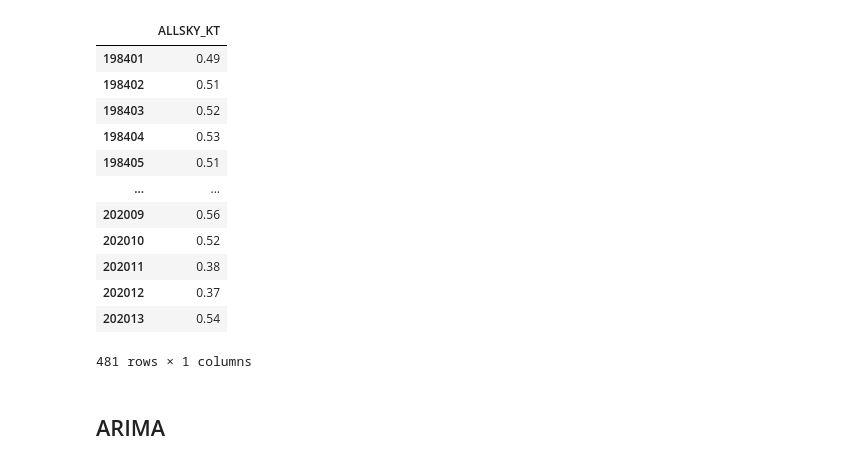
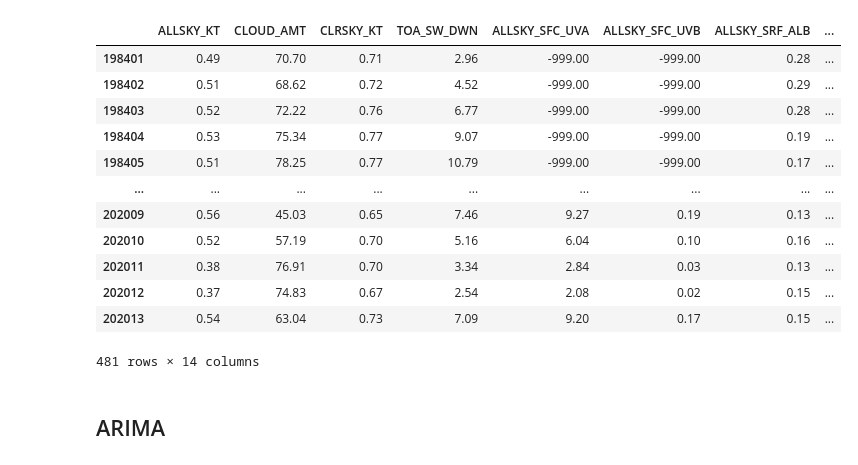
Before and after one commit to Solar-Wind-ML-DIRECT-2022-Project/2022-Project-Repo, a Jupyter notebook: SERF/Plotly.ipynb, the cells around one changed output. Cells and saved outputs as stored; diff of their text form; code cells hidden in the pictures.

```diff
--- a/SERF/Plotly.ipynb
+++ b/SERF/Plotly.ipynb
@@ -13,26 +13,27 @@ from statsmodels.tsa.holtwinters import ExponentialSmoothing
 from statsmodels.tsa.stattools import adfuller
 # %%
 # Spokane coordinates: 47.6748 N, 117.3698 W
-spokane = '2022-Project-Repo/SERF/NASA/POWER_Point_Monthly_Timeseries_1981_2020_047d6748N_117d3698W_LST.json'
+spokane = 'NASA/POWER_Point_Monthly_Timeseries_1981_2020_047d6748N_117d3698W_LST.json'
 df1 = gpd.read_file(spokane)
 dict1 = df1['parameter'][0]
 Idf1 =  pd.DataFrame.from_dict(dict1)
 allsky = pd.DataFrame(Idf1['ALLSKY_KT'])
-allsky
+#allsky
+Idf1
 # %% [output]
-|  | ALLSKY_KT |
-| 198401 | 0.49 |
-| 198402 | 0.51 |
-| 198403 | 0.52 |
-| 198404 | 0.53 |
-| 198405 | 0.51 |
-| ... | ... |
-| 202009 | 0.56 |
-| 202010 | 0.52 |
-| 202011 | 0.38 |
-| 202012 | 0.37 |
-| 202013 | 0.54 |
+|  | ALLSKY_KT | CLOUD_AMT | CLRSKY_KT | TOA_SW_DWN | ALLSKY_SFC_UVA | ALLSKY_SFC_UVB | ALLSKY_SRF_ALB | ... |
+| 198401 | 0.49 | 70.70 | 0.71 | 2.96 | -999.00 | -999.00 | 0.28 | ... |
+| 198402 | 0.51 | 68.62 | 0.72 | 4.52 | -999.00 | -999.00 | 0.29 | ... |
+| 198403 | 0.52 | 72.22 | 0.76 | 6.77 | -999.00 | -999.00 | 0.28 | ... |
+| 198404 | 0.53 | 75.34 | 0.77 | 9.07 | -999.00 | -999.00 | 0.19 | ... |
+| 198405 | 0.51 | 78.25 | 0.77 | 10.79 | -999.00 | -999.00 | 0.17 | ... |
+| ... | ... | ... | ... | ... | ... | ... | ... | ... |
+| 202009 | 0.56 | 45.03 | 0.65 | 7.46 | 9.27 | 0.19 | 0.13 | ... |
+| 202010 | 0.52 | 57.19 | 0.70 | 5.16 | 6.04 | 0.10 | 0.16 | ... |
+| 202011 | 0.38 | 76.91 | 0.70 | 3.34 | 2.84 | 0.03 | 0.13 | ... |
+| 202012 | 0.37 | 74.83 | 0.67 | 2.54 | 2.08 | 0.02 | 0.15 | ... |
+| 202013 | 0.54 | 63.04 | 0.73 | 7.09 | 9.20 | 0.17 | 0.15 | ... |
-481 rows × 1 columns
+481 rows × 14 columns
 # %% [markdown]
 ## ARIMA
 # %%
```
Also changed, not shown: parts of 1 cell of this notebook.
